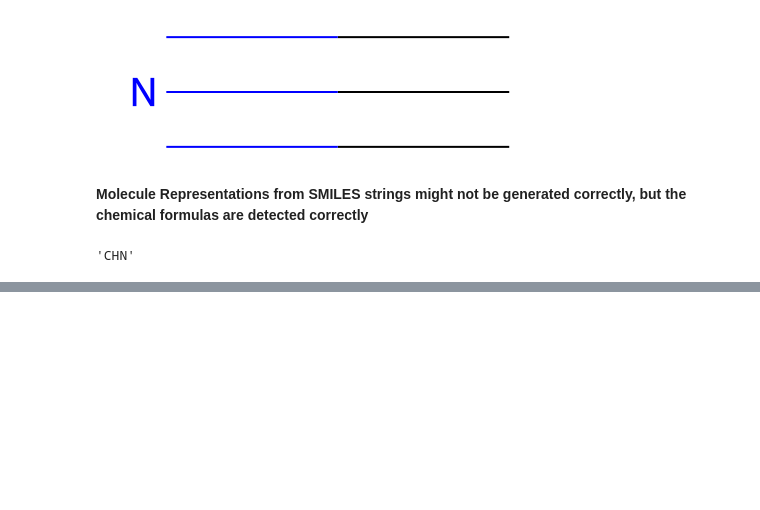
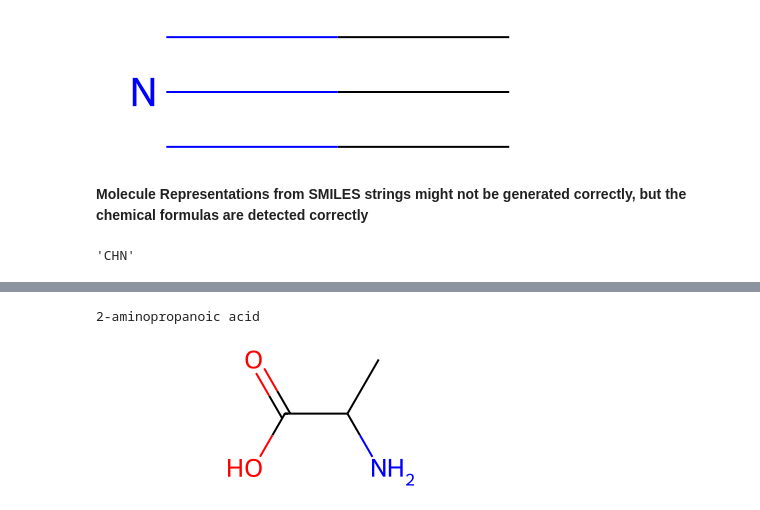
Before and after one commit to xiang1103/DL_ML_Implementations, a Jupyter notebook: RDkit/experiment.ipynb, the cells around one changed output, grey strips where cells are left out. Cells and saved outputs as stored; diff of their text form; code cells hidden in the pictures; blank space fills up the shorter version.

```diff
--- a/RDkit/experiment.ipynb
+++ b/RDkit/experiment.ipynb
@@ -72,0 +89,8 @@ results[0]
+# %%
+# canonical SMILES
+alanine_1= Chem.MolFromSmiles("CC(N)C(=O)O")
+print(pubchempy.get_compounds("CC(N)C(=O)O", namespace="smiles")[0].iupac_name)
+alanine_1
+# %% [output]
+2-aminopropanoic acid
+[figure, added]
```
Also changed, not shown: parts of 9 cells of this notebook, 1 other file.
